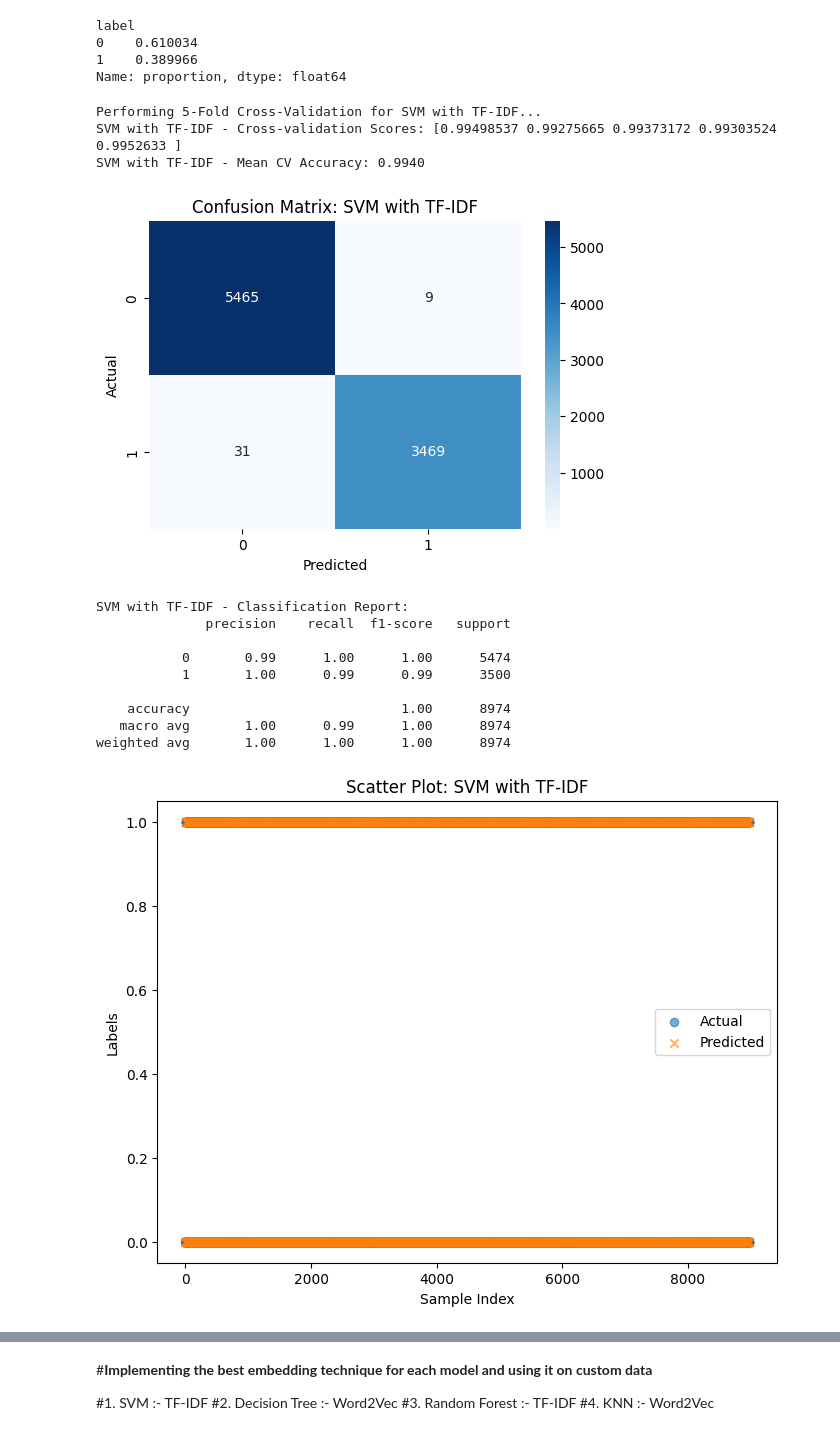
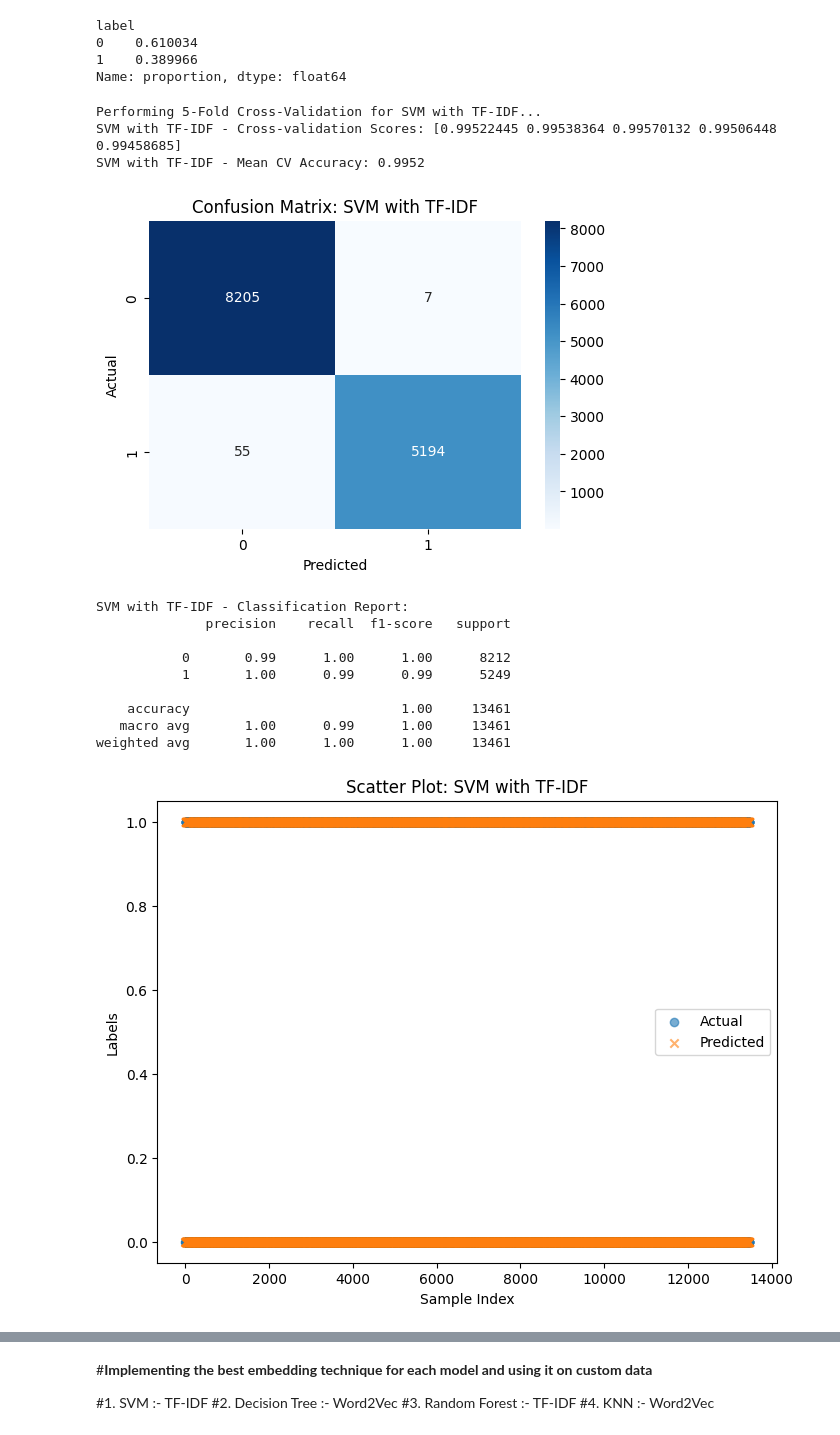
Before and after one commit to ChapelFob80930/AI-Generated-Text-Detector, a Jupyter notebook: AITextTest2.ipynb, the cells around one changed output, grey strips where cells are left out. Saved outputs shown, nothing was run; the diff lists cells and outputs as text; code cells hidden in the pictures.

```diff
--- a/AITextTest2.ipynb
+++ b/AITextTest2.ipynb
@@ -192,13 +196,13 @@ from gensim.models import Word2Vec
 
 sentences = ai_generated_dataset["preprocessedText"].apply(lambda x: x.split())
 
-word2vec_model = Word2Vec(sentences, vector_size=100, window=5, min_count=1, workers=4)
+word2vec_model = Word2Vec(sentences, vector_size=200, window=5, min_count=2, workers=4, sg=1)
 
 word_vector = word2vec_model.wv['car']
 print("Vector for 'car':", word_vector)
 
 
-def calculate_average_word_vector(words,model,vector_size=100):
+def calculate_average_word_vector(words,model,vector_size=300):
     word_vectors = [word2vec_model.wv[word] for word in words if word in word2vec_model.wv]
     if word_vectors:
         return np.mean(word_vectors, axis=0)
@@ -280,7 +281,7 @@ tqdm.pandas(desc="Preparing Tagged Documents")
 tagged_data = prepare_tagged_documents(tqdm(ai_generated_dataset["preprocessedText"], desc="Tagging Data"))
 
 
-doc2vec_model = Doc2Vec(tagged_data, vector_size=100, window=5, min_count=1, workers=4)
+doc2vec_model = Doc2Vec(tagged_data, vector_size=300, window=5, min_count=2, workers=4, dm=1,epochs=20)
 
 # Function to generate Doc2Vec vectors
 def generate_doc2vec_vector(index):
@@ -330,4 +331,4 @@ from sklearn.model_selection import train_test_split
 
 y = ai_generated_dataset['label']
 
-train_index, test_index = train_test_split(ai_generated_dataset.index, test_size=0.2, random_state=42, stratify = y)
+train_index, test_index = train_test_split(ai_generated_dataset.index, test_size=0.3, random_state=42, stratify = y)
@@ -350,7 +357,7 @@ train_index, test_index = train_test_split(ai_generated_dataset.index, test_size
 # %%
 from sklearn.feature_extraction.text import TfidfVectorizer
 
-tfidf_vectorizer = TfidfVectorizer(max_features=1000)
+tfidf_vectorizer = TfidfVectorizer(max_features=5000,ngram_range=(1,2),max_df=0.95,min_df=2)
 X_tfidf = tfidf_vectorizer.fit_transform(ai_generated_dataset["preprocessedText"])
 
 X_train_tfidf, X_test_tfidf = X_tfidf[train_index], X_tfidf[test_index]
@@ -601,21 +612,21 @@ label
 1    0.389966
 Name: proportion, dtype: float64
 # %%
-svm_model_tfidf = SVC(class_weight='balanced',random_state=42)
+svm_model_tfidf = SVC(class_weight='balanced',random_state=42,kernel='rbf',gamma='scale',C=1)
 evaluate_model_with_visualizations(svm_model_tfidf, X_train_tfidf, X_test_tfidf, y_train, y_test, "SVM", "TF-IDF")
 # %% [output]
 Performing 5-Fold Cross-Validation for SVM with TF-IDF...
-SVM with TF-IDF - Cross-validation Scores: [0.99498537 0.99275665 0.99373172 0.99303524 0.9952633 ]
-SVM with TF-IDF - Mean CV Accuracy: 0.9940
+SVM with TF-IDF - Cross-validation Scores: [0.99522445 0.99538364 0.99570132 0.99506448 0.99458685]
+SVM with TF-IDF - Mean CV Accuracy: 0.9952
-[figure, old version]
+[figure, new version]
 SVM with TF-IDF - Classification Report:
               precision    recall  f1-score   support
 
-           0       0.99      1.00      1.00      5474
-           1       1.00      0.99      0.99      3500
+           0       0.99      1.00      1.00      8212
+           1       1.00      0.99      0.99      5249
 
-    accuracy                           1.00      8974
-   macro avg       1.00      0.99      1.00      8974
-weighted avg       1.00      1.00      1.00      8974
+    accuracy                           1.00     13461
+   macro avg       1.00      0.99      1.00     13461
+weighted avg       1.00      1.00      1.00     13461
-[figure, old version]
+[figure, new version]
 # %%
```
Also changed, not shown: parts of 20 cells of this notebook.
